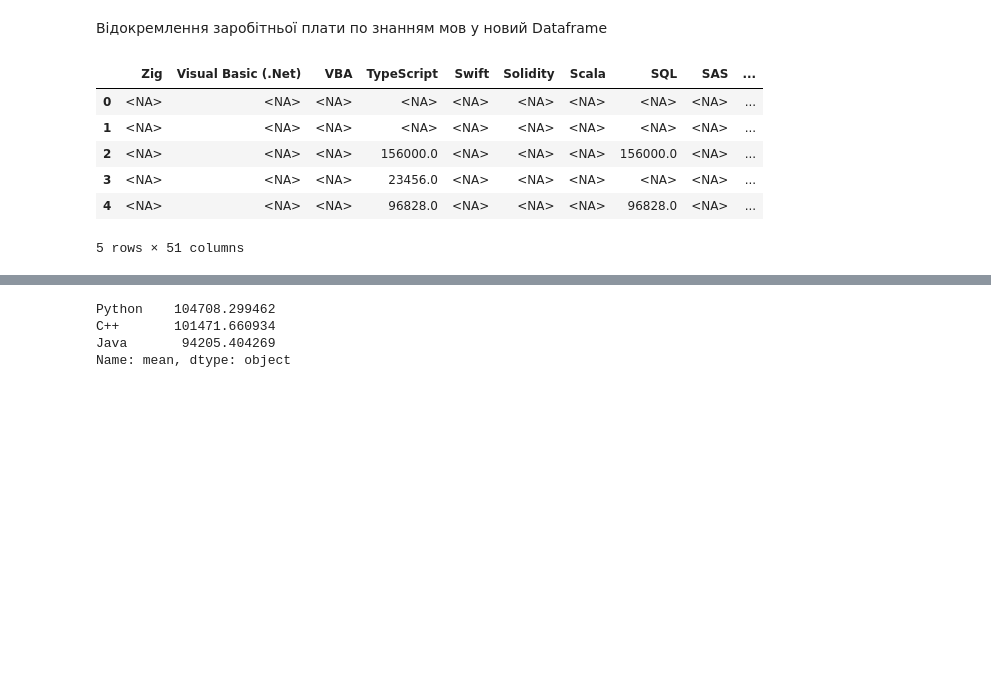
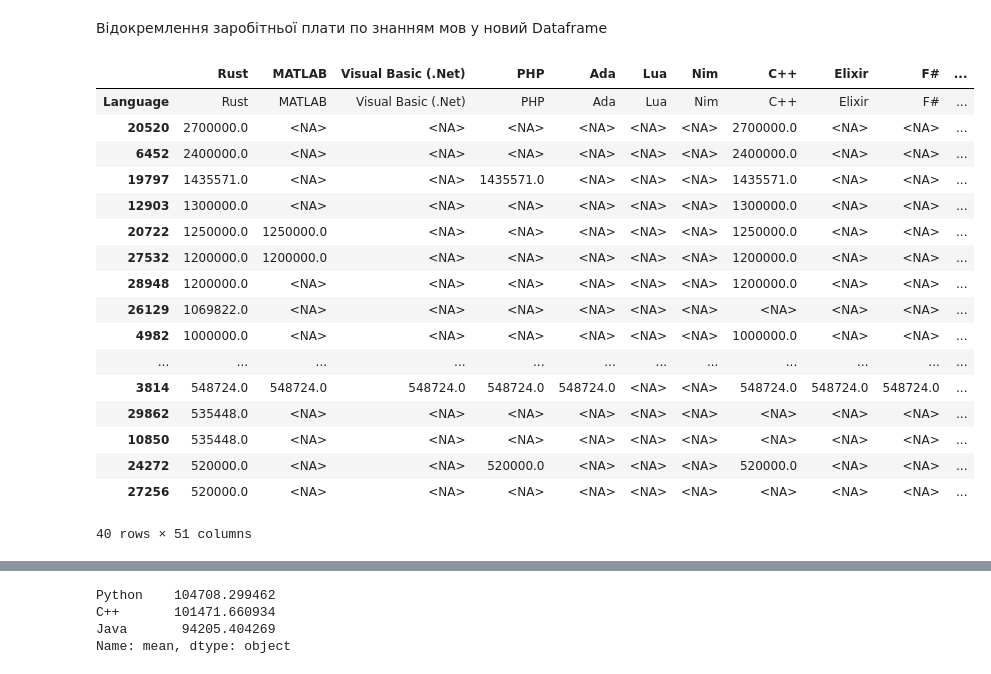
Before and after one commit to anonjustchillin/MachineLearning_labs, a Jupyter notebook: lin_reg_task/task2.ipynb, the cells around one changed output, grey strips where cells are left out. Cells and saved outputs as stored; diff of their text form; code cells hidden in the pictures; blank space fills up the shorter version.

```diff
--- a/lin_reg_task/task2.ipynb
+++ b/lin_reg_task/task2.ipynb
@@ -156,16 +160,31 @@ salary_per_langue = data_for_langue.to_frame(name="0")
 salary_per_langue = salary_per_langue['0'].apply(pd.Series)
 salary_per_langue["mean"] = salary_per_langue.mean(axis=1, skipna=True)
 salary_per_langue["Language"] = [i for i in unique_languages]
-salary_per_langue = salary_per_langue.sort_index(ascending=False)
-salary_per_langue.T.head()
+salary_per_langue = salary_per_langue.T.sort_values(
+    by=['Rust', 'MATLAB', 'Visual Basic (.Net)', 'PHP', 'Ada', 'Lua', 'Nim', 'C++', 'Elixir', 'F#', 'Groovy', 'Apex', 'Perl', 'Swift', 'Solidity', 'SAS', 'GDScript', 'Erlang', 'PowerShell', 'Objective-C', 'Crystal', 'SQL', 'Go', 'OCaml', 'Prolog', 'Flow', 'Python', 'Raku', 'Ruby', 'Dart', 'VBA', 'C', 'Scala', 'Julia', 'Clojure', 'Lisp', 'Assembly', 'JavaScript', 'Java', 'Delphi', 'APL', 'Haskell', 'Zig', 'Kotlin', 'Cobol', 'Fortran', 'C#', 'TypeScript', 'R', 'HTML/CSS', 'Bash/Shell (all shells)'],
+    ascending=False)
+salary_per_langue = salary_per_langue.T
-# %% [output]
-|  | Zig | Visual Basic (.Net) | VBA | TypeScript | Swift | Solidity | Scala | SQL | SAS | ... |
-| 0 | <NA> | <NA> | <NA> | <NA> | <NA> | <NA> | <NA> | <NA> | <NA> | ... |
-| 1 | <NA> | <NA> | <NA> | <NA> | <NA> | <NA> | <NA> | <NA> | <NA> | ... |
-| 2 | <NA> | <NA> | <NA> | 156000.0 | <NA> | <NA> | <NA> | 156000.0 | <NA> | ... |
-| 3 | <NA> | <NA> | <NA> | 23456.0 | <NA> | <NA> | <NA> | <NA> | <NA> | ... |
-| 4 | <NA> | <NA> | <NA> | 96828.0 | <NA> | <NA> | <NA> | 96828.0 | <NA> | ... |
-5 rows × 51 columns
+# %%
+salary_per_langue.T.head(40)
+# %% [output]
+|  | Rust | MATLAB | Visual Basic (.Net) | PHP | Ada | Lua | Nim | C++ | Elixir | F# | ... |
+| Language | Rust | MATLAB | Visual Basic (.Net) | PHP | Ada | Lua | Nim | C++ | Elixir | F# | ... |
+| 20520 | 2700000.0 | <NA> | <NA> | <NA> | <NA> | <NA> | <NA> | 2700000.0 | <NA> | <NA> | ... |
+| 6452 | 2400000.0 | <NA> | <NA> | <NA> | <NA> | <NA> | <NA> | 2400000.0 | <NA> | <NA> | ... |
+| 19797 | 1435571.0 | <NA> | <NA> | 1435571.0 | <NA> | <NA> | <NA> | 1435571.0 | <NA> | <NA> | ... |
+| 12903 | 1300000.0 | <NA> | <NA> | <NA> | <NA> | <NA> | <NA> | 1300000.0 | <NA> | <NA> | ... |
+| 20722 | 1250000.0 | 1250000.0 | <NA> | <NA> | <NA> | <NA> | <NA> | 1250000.0 | <NA> | <NA> | ... |
+| 27532 | 1200000.0 | 1200000.0 | <NA> | <NA> | <NA> | <NA> | <NA> | 1200000.0 | <NA> | <NA> | ... |
+| 28948 | 1200000.0 | <NA> | <NA> | <NA> | <NA> | <NA> | <NA> | 1200000.0 | <NA> | <NA> | ... |
+| 26129 | 1069822.0 | <NA> | <NA> | <NA> | <NA> | <NA> | <NA> | <NA> | <NA> | <NA> | ... |
+| 4982 | 1000000.0 | <NA> | <NA> | <NA> | <NA> | <NA> | <NA> | 1000000.0 | <NA> | <NA> | ... |
+| ... | ... | ... | ... | ... | ... | ... | ... | ... | ... | ... | ... |
+| 3814 | 548724.0 | 548724.0 | 548724.0 | 548724.0 | 548724.0 | <NA> | <NA> | 548724.0 | 548724.0 | 548724.0 | ... |
+| 29862 | 535448.0 | <NA> | <NA> | <NA> | <NA> | <NA> | <NA> | <NA> | <NA> | <NA> | ... |
+| 10850 | 535448.0 | <NA> | <NA> | <NA> | <NA> | <NA> | <NA> | <NA> | <NA> | <NA> | ... |
+| 24272 | 520000.0 | <NA> | <NA> | 520000.0 | <NA> | <NA> | <NA> | 520000.0 | <NA> | <NA> | ... |
+| 27256 | 520000.0 | <NA> | <NA> | <NA> | <NA> | <NA> | <NA> | <NA> | <NA> | <NA> | ... |
+40 rows × 51 columns
 # %%
 plt.rcParams['figure.figsize'] = [20, 30]
 plt.rcParams.update({'font.size': 15})
```
Also changed, not shown: parts of 2 cells of this notebook, 2 other files.
